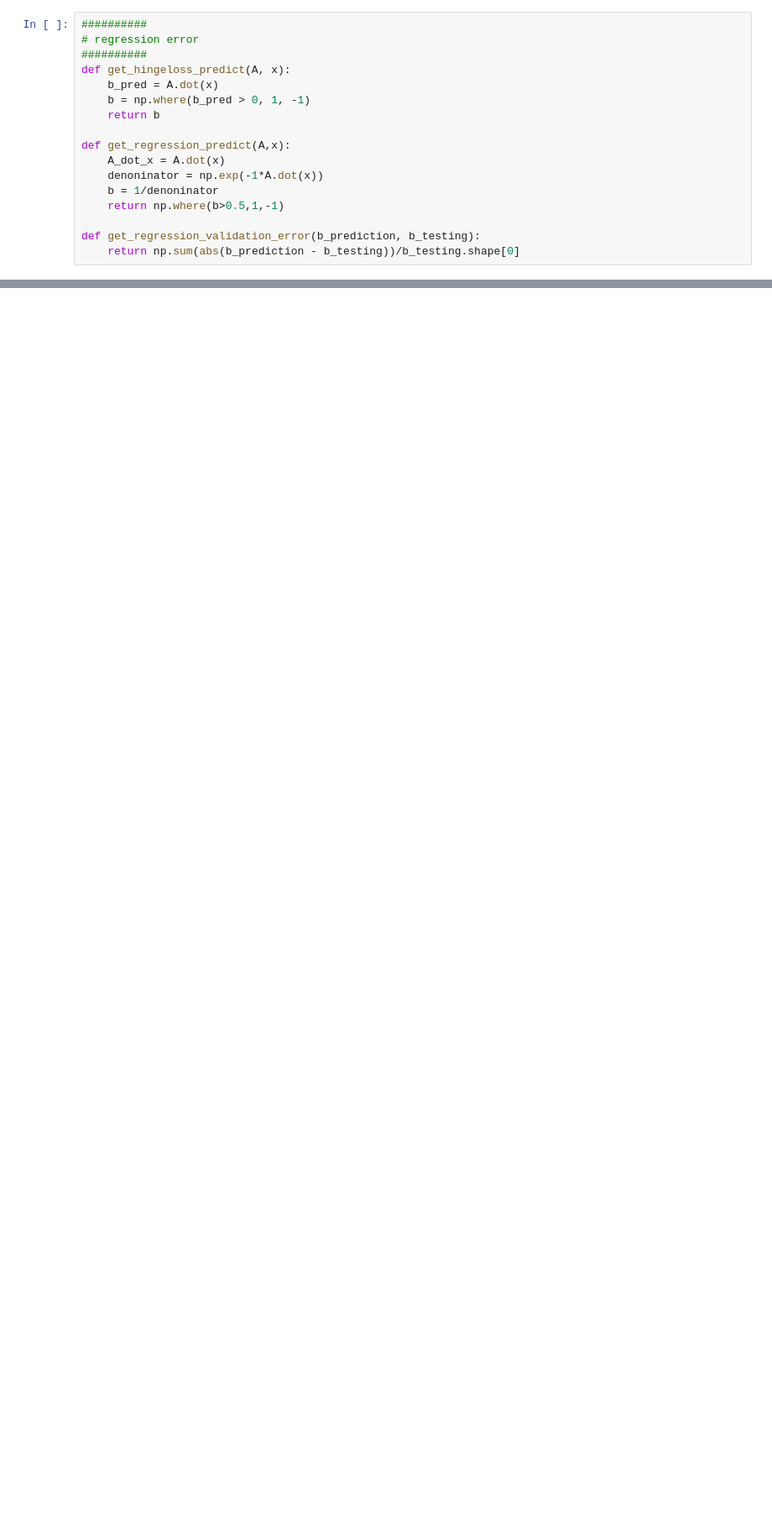
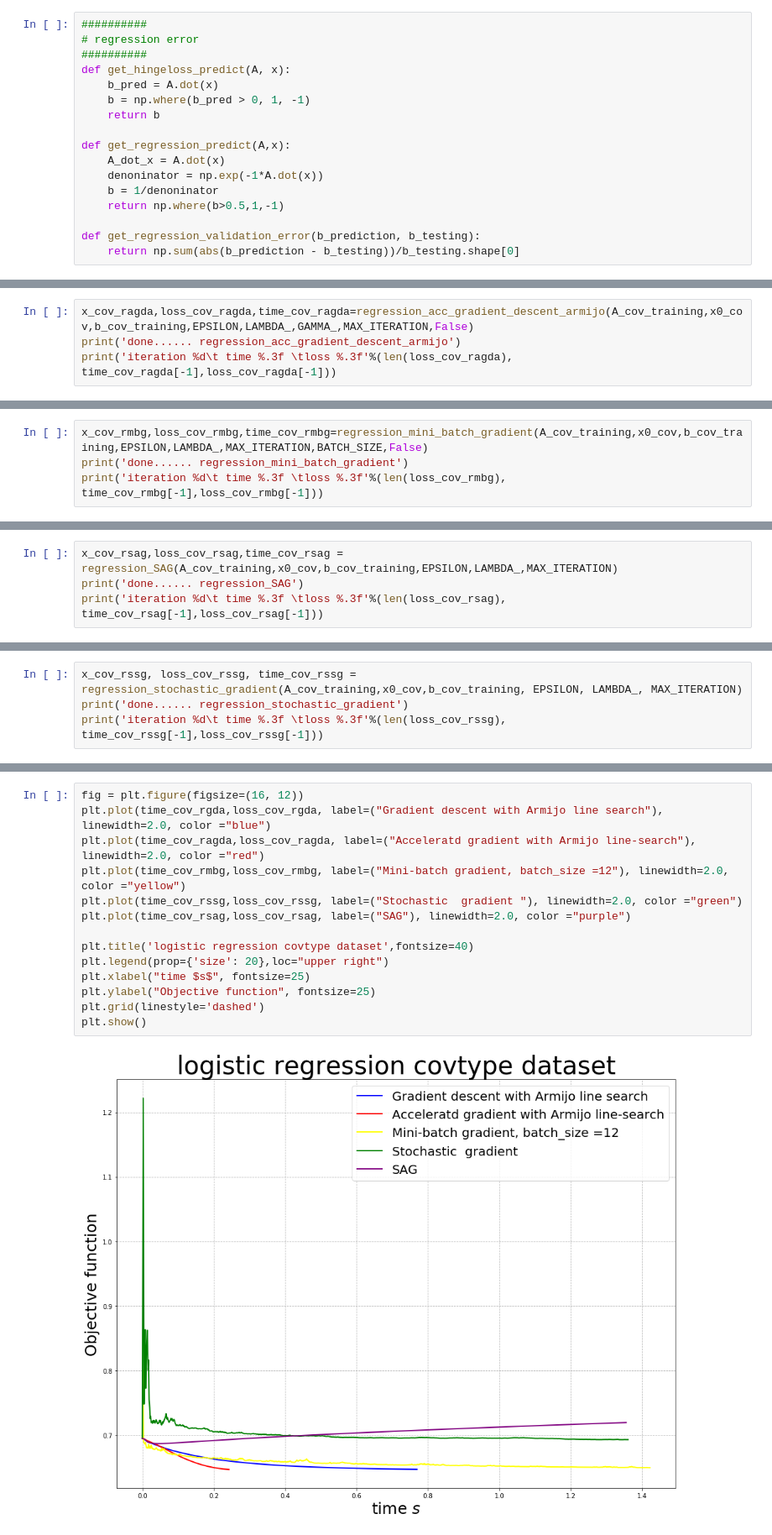
Before and after one commit to NedHuang/CS794, a Jupyter notebook: A4/a4.ipynb, the cells around one changed output, grey strips where cells are left out. Shown: that part at 84% size. Saved outputs shown, nothing was run; the diff lists cells and outputs as text; blank space fills up the shorter version.

Commit message:
done....fk.. there are 48 pages in the PDF.

```diff
--- a/A4/a4.ipynb
+++ b/A4/a4.ipynb
@@ -1827,0 +1733,4 @@ predict
+# %%
+x_cov_ragda,loss_cov_ragda,time_cov_ragda=regression_acc_gradient_descent_armijo(A_cov_training,x0_cov,b_cov_training,EPSILON,LAMBDA_,GAMMA_,MAX_ITERATION,False)
+print('done...... regression_acc_gradient_descent_armijo')
+print('iteration %d\t time %.3f \tloss %.3f'%(len(loss_cov_ragda), time_cov_ragda[-1],loss_cov_ragda[-1]))
@@ -1827,0 +1740,4 @@ predict
+# %%
+x_cov_rmbg,loss_cov_rmbg,time_cov_rmbg=regression_mini_batch_gradient(A_cov_training,x0_cov,b_cov_training,EPSILON,LAMBDA_,MAX_ITERATION,BATCH_SIZE,False)
+print('done...... regression_mini_batch_gradient')
+print('iteration %d\t time %.3f \tloss %.3f'%(len(loss_cov_rmbg), time_cov_rmbg[-1],loss_cov_rmbg[-1]))
@@ -1827,0 +1747,4 @@ predict
+# %%
+x_cov_rsag,loss_cov_rsag,time_cov_rsag = regression_SAG(A_cov_training,x0_cov,b_cov_training,EPSILON,LAMBDA_,MAX_ITERATION)
+print('done...... regression_SAG')
+print('iteration %d\t time %.3f \tloss %.3f'%(len(loss_cov_rsag), time_cov_rsag[-1],loss_cov_rsag[-1]))
@@ -1827,0 +1757,4 @@ predict
+# %%
+x_cov_rssg, loss_cov_rssg, time_cov_rssg = regression_stochastic_gradient(A_cov_training,x0_cov,b_cov_training, EPSILON, LAMBDA_, MAX_ITERATION)
+print('done...... regression_stochastic_gradient')
+print('iteration %d\t time %.3f \tloss %.3f'%(len(loss_cov_rssg), time_cov_rssg[-1],loss_cov_rssg[-1]))
@@ -1827,0 +1764,16 @@ predict
+# %%
+fig = plt.figure(figsize=(16, 12))
+plt.plot(time_cov_rgda,loss_cov_rgda, label=("Gradient descent with Armijo line search"), linewidth=2.0, color ="blue")
+plt.plot(time_cov_ragda,loss_cov_ragda, label=("Acceleratd gradient with Armijo line-search"), linewidth=2.0, color ="red")
+plt.plot(time_cov_rmbg,loss_cov_rmbg, label=("Mini-batch gradient, batch_size =12"), linewidth=2.0, color ="yellow")
+plt.plot(time_cov_rssg,loss_cov_rssg, label=("Stochastic  gradient "), linewidth=2.0, color ="green")
+plt.plot(time_cov_rsag,loss_cov_rsag, label=("SAG"), linewidth=2.0, color ="purple")
+
+plt.title('logistic regression covtype dataset',fontsize=40)
+plt.legend(prop={'size': 20},loc="upper right")
+plt.xlabel("time $s$", fontsize=25)
+plt.ylabel("Objective function", fontsize=25)
+plt.grid(linestyle='dashed')
+plt.show()
+# %% [output]
+[figure, added]
```
Also changed, not shown: parts of 58 cells of this notebook, 4 other files.
